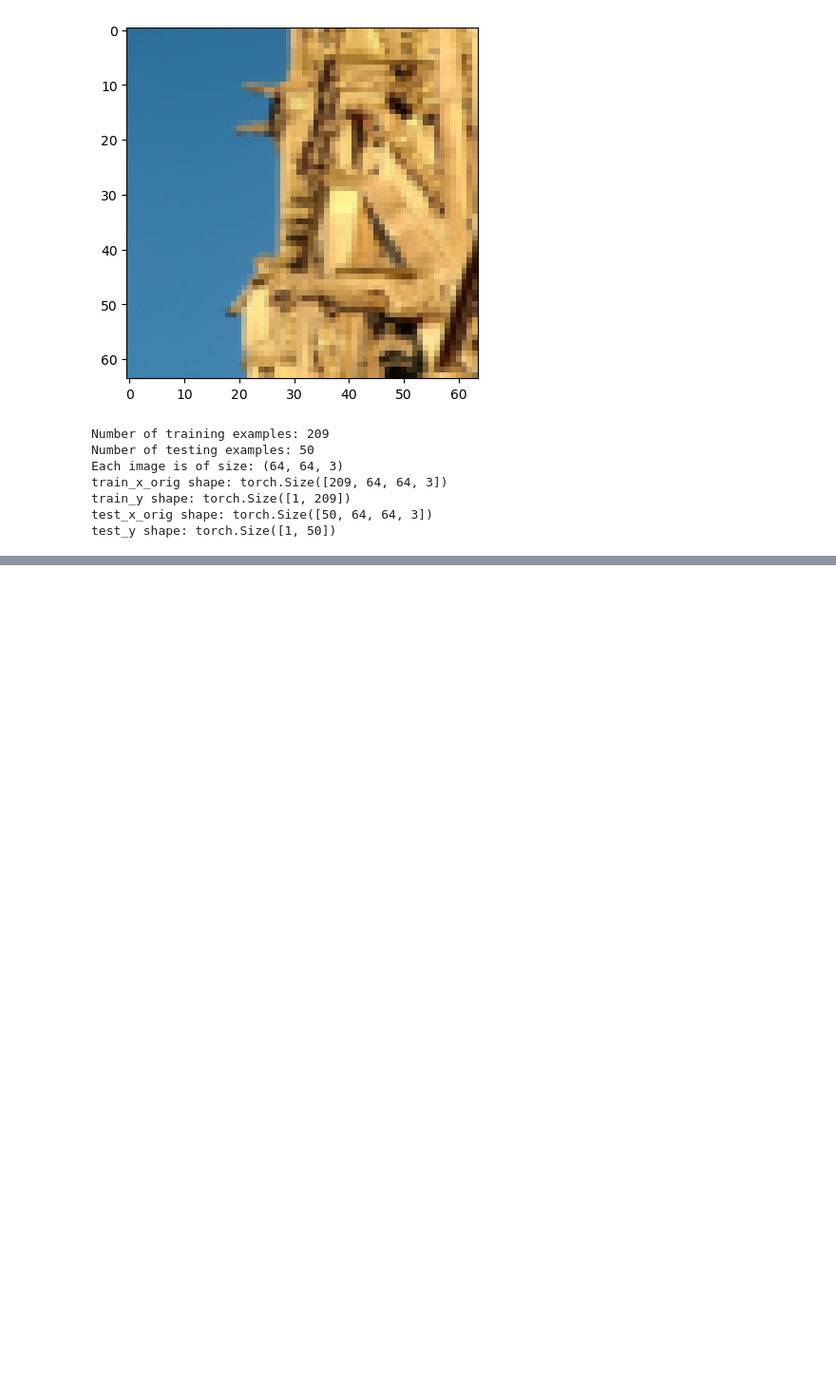
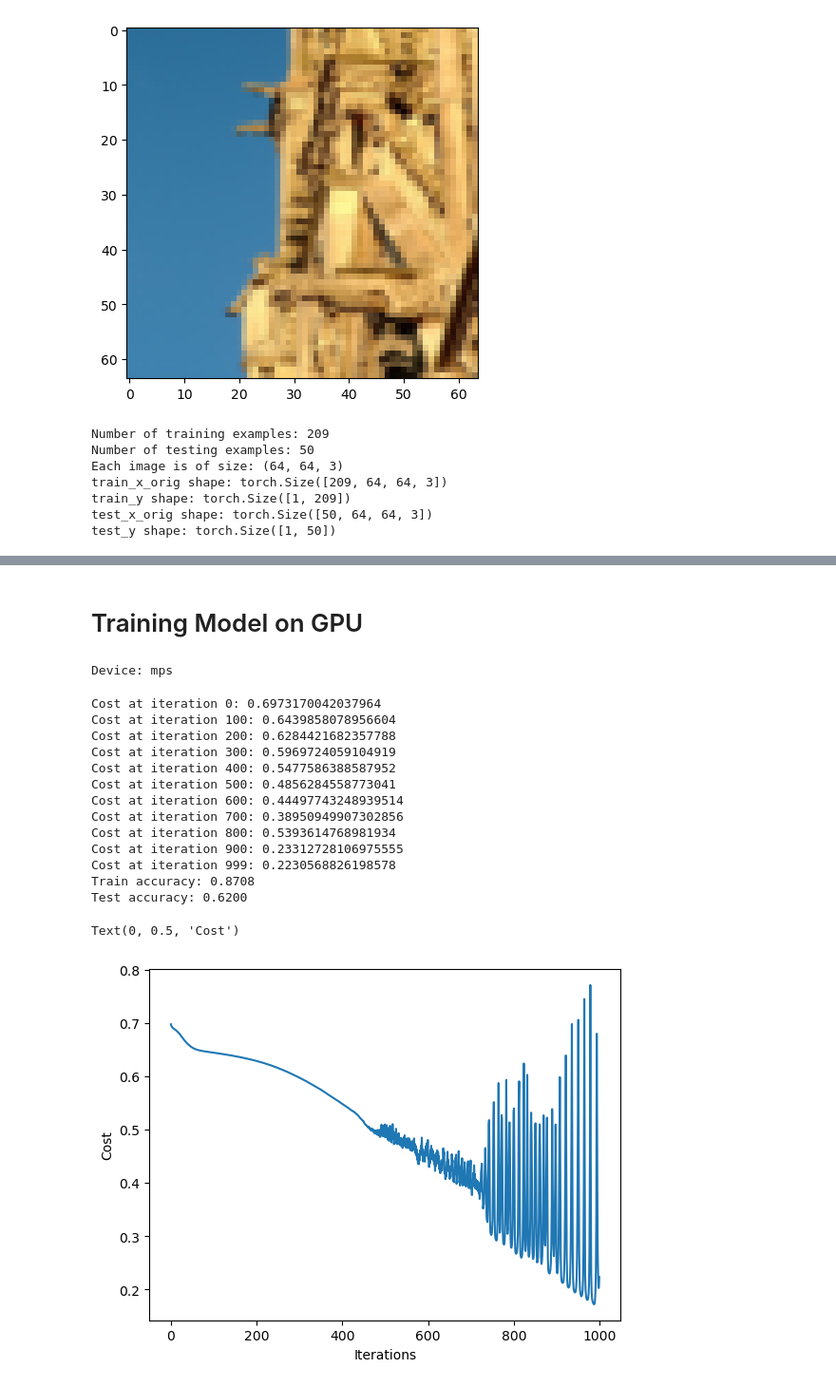
Before and after one commit to ankush-003/torch-101, a Jupyter notebook: nn_from_scratch/catvsdog.ipynb, the cells around one changed output, grey strips where cells are left out. Shown at 95% size. Drawn from its saved outputs; the diff is of its cells as text; code cells hidden in the pictures; blank space fills up the shorter version.

```diff
--- a/nn_from_scratch/catvsdog.ipynb
+++ b/nn_from_scratch/catvsdog.ipynb
@@ -150,0 +132,35 @@ Test accuracy: 0.6400
+# %% [markdown]
+# Training Model on GPU
+# %%
+device = "mps" if torch.backends.mps.is_available() else "cuda" if torch.cuda.is_available() else "cpu"
+print(f"Device: {device}")
+
+gpu_model = NeuralNetwork(layers_dims).to(device)
+costs = gpu_model.train(train_x.to(device), train_y.T.to(device), num_iterations=1000, learning_rate=0.01)
+
+train_accuracy = gpu_model.evaluate(train_x.to(device), train_y.to(device))
+test_accuracy = gpu_model.evaluate(test_x.to(device), test_y.to(device))
+
+print(f"Train accuracy: {train_accuracy:.4f}")
+print(f"Test accuracy: {test_accuracy:.4f}")
+
+plt.plot(costs)
+plt.xlabel('Iterations')
+plt.ylabel('Cost')
+# %% [output]
+Device: mps
+Cost at iteration 0: 0.6973170042037964
+Cost at iteration 100: 0.6439858078956604
+Cost at iteration 200: 0.6284421682357788
+Cost at iteration 300: 0.5969724059104919
+Cost at iteration 400: 0.5477586388587952
+Cost at iteration 500: 0.4856284558773041
+Cost at iteration 600: 0.44497743248939514
+Cost at iteration 700: 0.38950949907302856
+Cost at iteration 800: 0.5393614768981934
+Cost at iteration 900: 0.23312728106975555
+Cost at iteration 999: 0.2230568826198578
+Train accuracy: 0.8708
+Test accuracy: 0.6200
+Text(0, 0.5, 'Cost')
+[figure, added]
```
Also changed, not shown: parts of 7 cells of this notebook, 9 other files.
